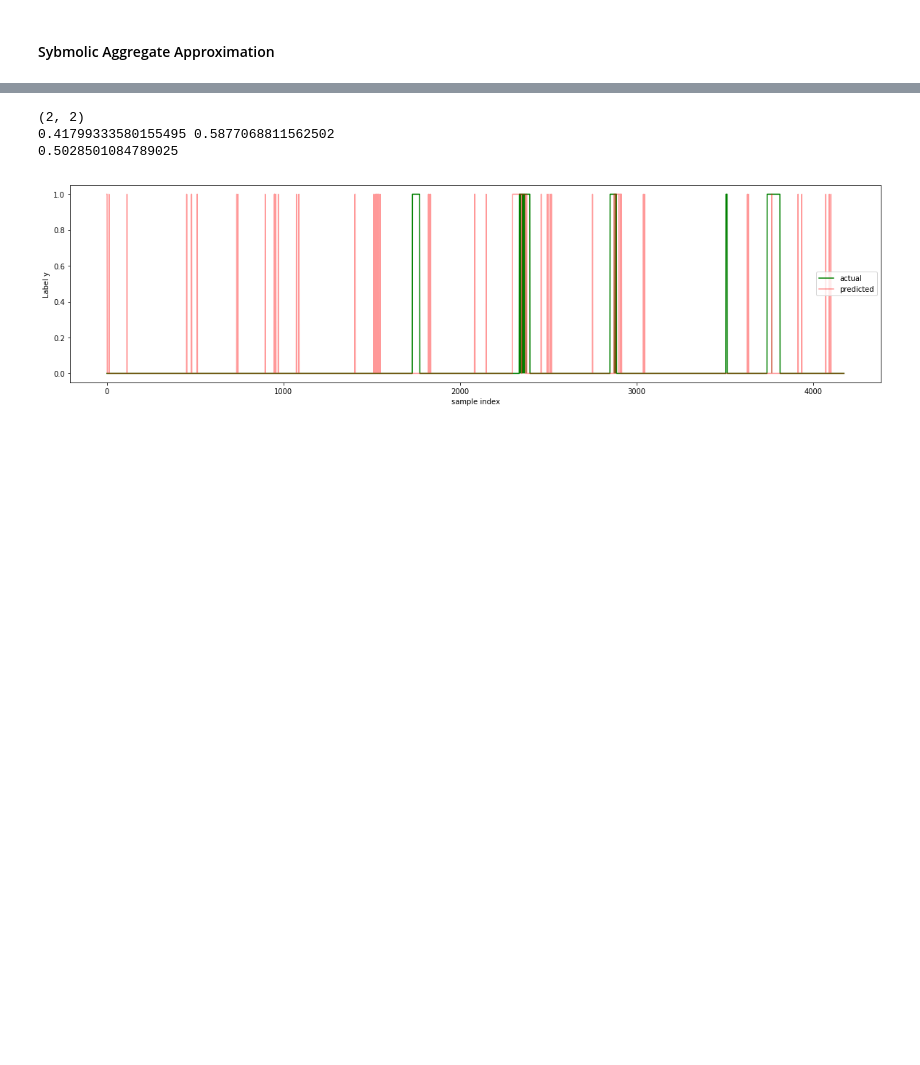
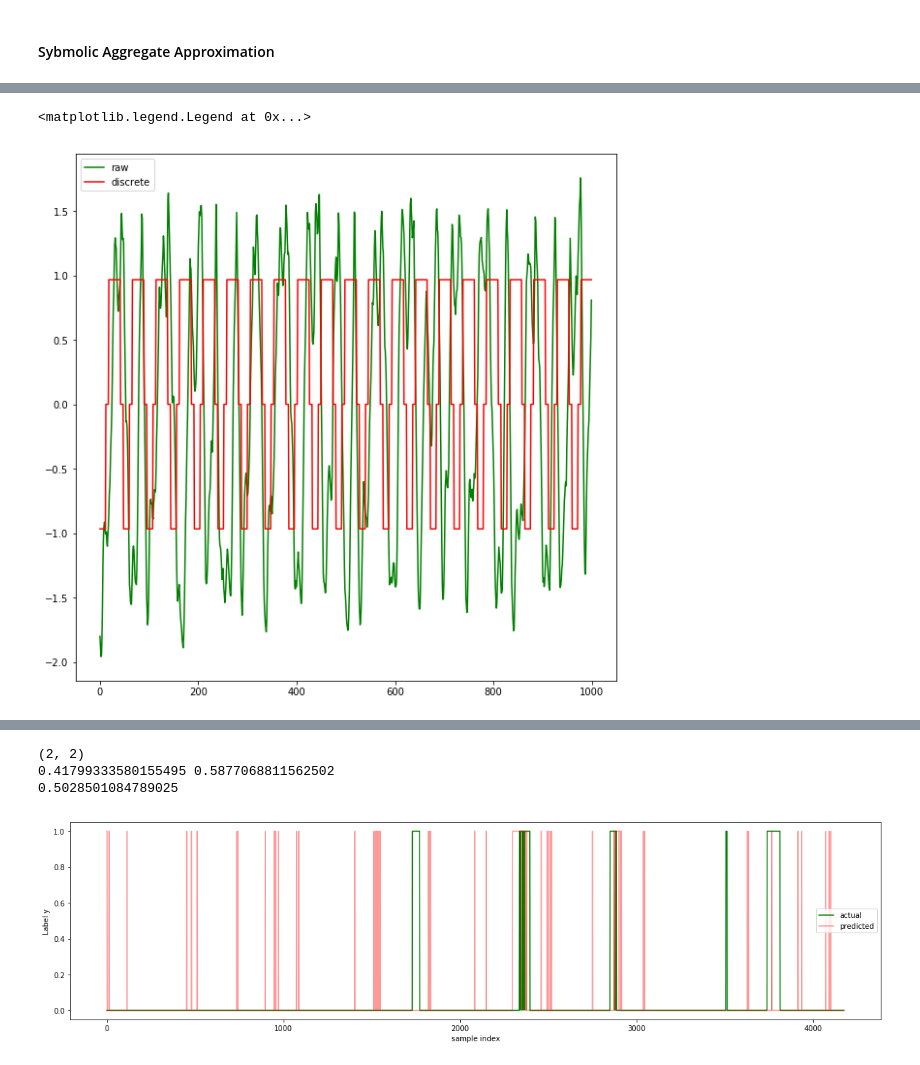
Before and after one commit to giannislelekas/CS4035, a Jupyter notebook: lab2/Discrete Task.ipynb, the cells around one changed output, grey strips where cells are left out. Cells and saved outputs as stored; diff of their text form; code cells hidden in the pictures; blank space fills up the shorter version.

Commit message:
optimal parameters for discrete methods

```diff
--- a/lab2/Discrete Task.ipynb
+++ b/lab2/Discrete Task.ipynb
@@ -83 +78,29 @@ test_sax = sax_via_window(X2[:,0], 51, 8, alphabet_size=3,
                          nr_strategy='none')
+# %%
+signal = X1_scaled[:, 0]
+window_size = 48
+paa_segments = 8
+alphabet_size = 3
+
+def discretize(raw_signal, window_size, paa_segments, alphabet_size):
+    sax = SymbolicAggregateApproximation(n_segments=paa_segments, alphabet_size_avg=alphabet_size)
+    discrete_signal = []
+    num = len(signal)//window_size
+
+    for i in range(num):
+        raw = raw_signal[i*window_size : (i+1)*window_size]
+        disc = sax.inverse_transform(sax.fit_transform(raw_data))
+        discrete_signal.append(np.squeeze(disc))
+    discrete_signal = [x for sublist in discrete_signal for x in sublist]
+
+    return discrete_signal
+
+discrete_signal = discretize(signal, window_size, paa_segments, alphabet_size)
+# %%
+plt.figure(figsize=(10,10))
+plt.plot(signal[:1000], color='g', label = 'raw')
+plt.plot(discrete_signal[:1000], color='r', label = 'discrete')
+plt.legend()
+# %% [output]
+<matplotlib.legend.Legend at 0x...>
+[figure, added]
```
Also changed, not shown: parts of 14 cells of this notebook.
